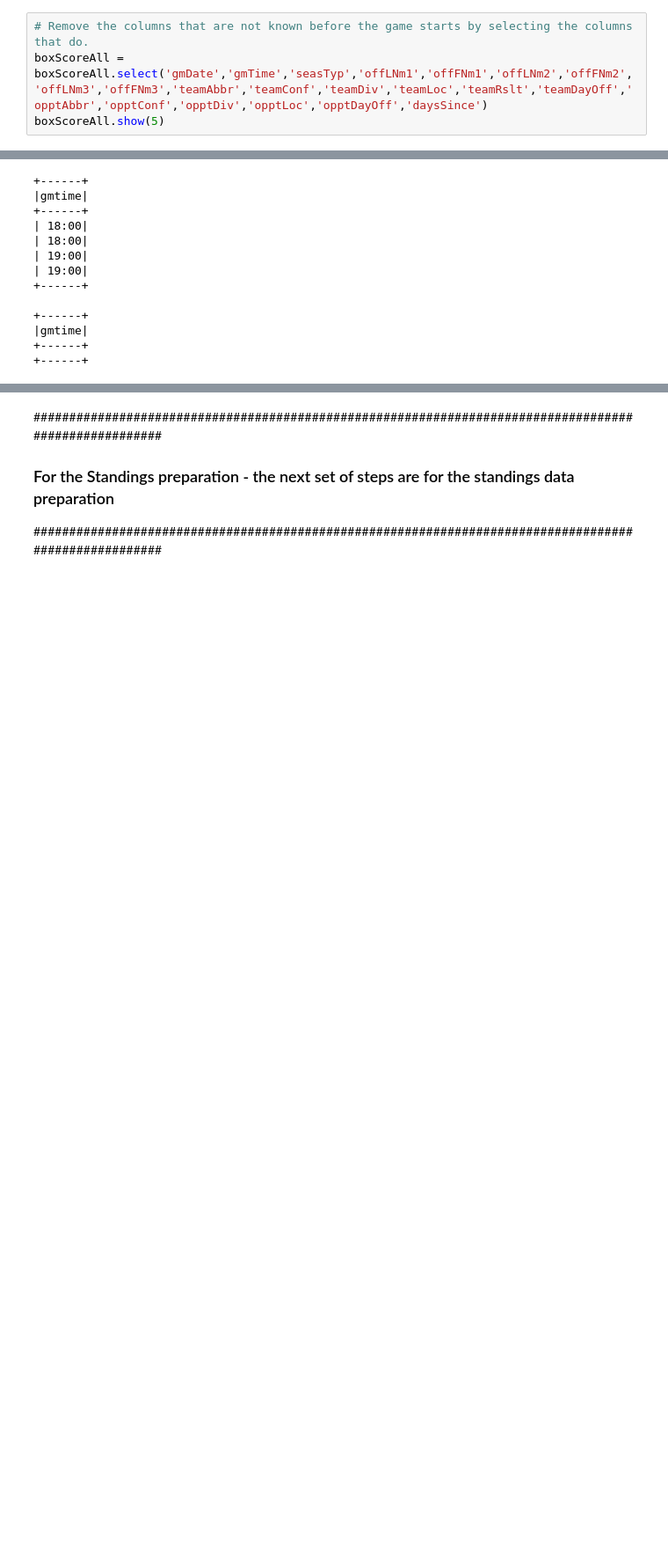
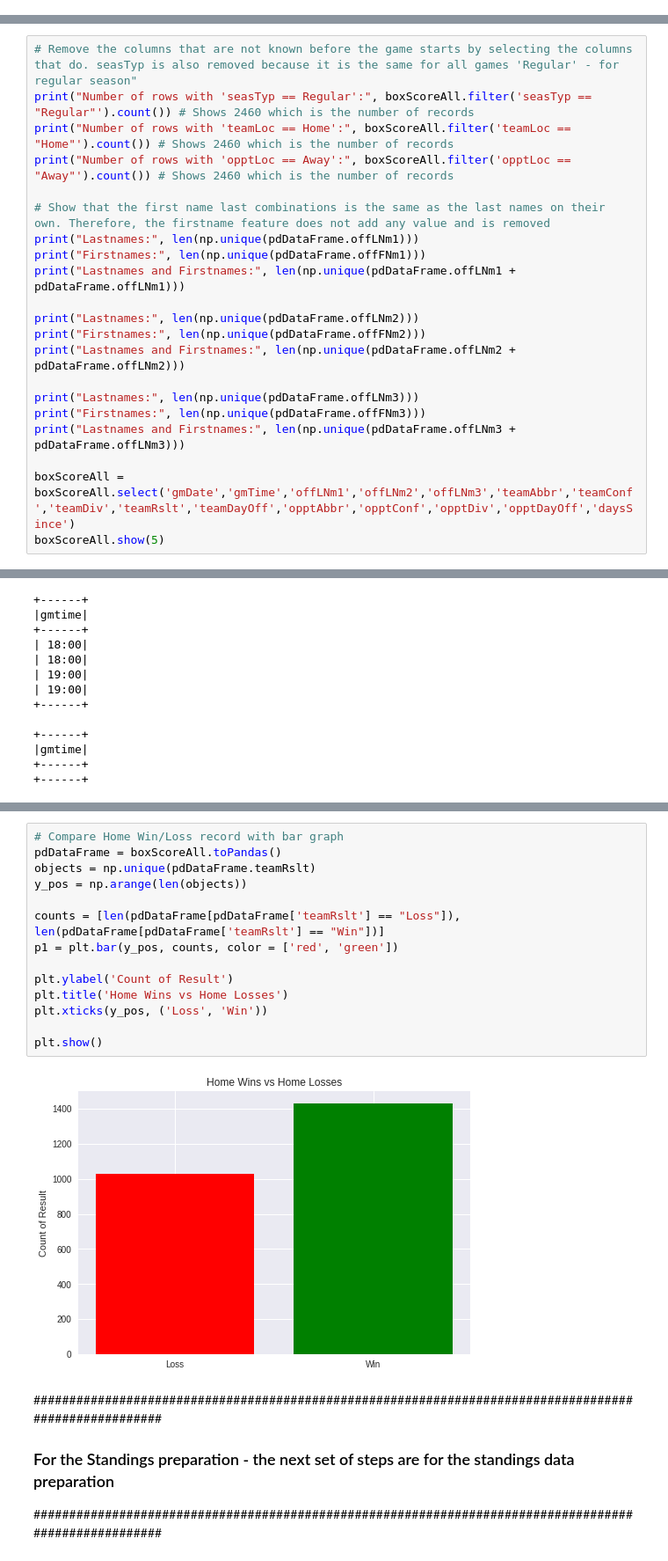
Before and after one commit to scon012/722-Iteration-4, a Jupyter notebook: 722_Iteration_4_Google.ipynb, the cells around one changed output, grey strips where cells are left out. Shown: that part at 88% size. Drawn from its saved outputs; the diff is of its cells as text; blank space fills up the shorter version.

```diff
--- a/722_Iteration_4_Google.ipynb
+++ b/722_Iteration_4_Google.ipynb
@@ -354,4 +310,0 @@ IntVector with 1 elements.
-# %%
-# Remove the columns that are not known before the game starts by selecting the columns that do.
-boxScoreAll = boxScoreAll.select('gmDate','gmTime','seasTyp','offLNm1','offFNm1','offLNm2','offFNm2','offLNm3','offFNm3','teamAbbr','teamConf','teamDiv','teamLoc','teamRslt','teamDayOff','opptAbbr','opptConf','opptDiv','opptLoc','opptDayOff','daysSince')
-boxScoreAll.show(5)
@@ -368,0 +311,21 @@ only showing top 5 rows
+# %%
+# Remove the columns that are not known before the game starts by selecting the columns that do. seasTyp is also removed because it is the same for all games 'Regular' - for regular season"
+print("Number of rows with 'seasTyp == Regular':", boxScoreAll.filter('seasTyp == "Regular"').count()) # Shows 2460 which is the number of records
+print("Number of rows with 'teamLoc == Home':", boxScoreAll.filter('teamLoc == "Home"').count()) # Shows 2460 which is the number of records
+print("Number of rows with 'opptLoc == Away':", boxScoreAll.filter('opptLoc == "Away"').count()) # Shows 2460 which is the number of records
+
+# Show that the first name last combinations is the same as the last names on their own. Therefore, the firstname feature does not add any value and is removed
+print("Lastnames:", len(np.unique(pdDataFrame.offLNm1)))
+print("Firstnames:", len(np.unique(pdDataFrame.offFNm1)))
+print("Lastnames and Firstnames:", len(np.unique(pdDataFrame.offLNm1 + pdDataFrame.offLNm1)))
+
+print("Lastnames:", len(np.unique(pdDataFrame.offLNm2)))
+print("Firstnames:", len(np.unique(pdDataFrame.offFNm2)))
+print("Lastnames and Firstnames:", len(np.unique(pdDataFrame.offLNm2 + pdDataFrame.offLNm2)))
+
+print("Lastnames:", len(np.unique(pdDataFrame.offLNm3)))
+print("Firstnames:", len(np.unique(pdDataFrame.offFNm3)))
+print("Lastnames and Firstnames:", len(np.unique(pdDataFrame.offLNm3 + pdDataFrame.offLNm3)))
+
+boxScoreAll = boxScoreAll.select('gmDate','gmTime','offLNm1','offLNm2','offLNm3','teamAbbr','teamConf','teamDiv','teamRslt','teamDayOff','opptAbbr','opptConf','opptDiv','opptDayOff','daysSince')
+boxScoreAll.show(5)
@@ -399,3 +371,19 @@ boxScoreAll.filter('gmTime > "12:30"').select('gmtime').show()
+# %%
+# Compare Home Win/Loss record with bar graph
+pdDataFrame = boxScoreAll.toPandas()
+objects = np.unique(pdDataFrame.teamRslt)
+y_pos = np.arange(len(objects))
+
+counts = [len(pdDataFrame[pdDataFrame['teamRslt'] == "Loss"]), len(pdDataFrame[pdDataFrame['teamRslt'] == "Win"])]
+p1 = plt.bar(y_pos, counts, color = ['red', 'green'])
+
+plt.ylabel('Count of Result')
+plt.title('Home Wins vs Home Losses')
+plt.xticks(y_pos, ('Loss', 'Win'))
+
+plt.show()
+# %% [output]
+[figure, added]
 # %% [markdown]
 ######################################################################################################
 ### For the Standings preparation - the next set of steps are for the standings data preparation
```
Also changed, not shown: parts of 24 cells of this notebook.
